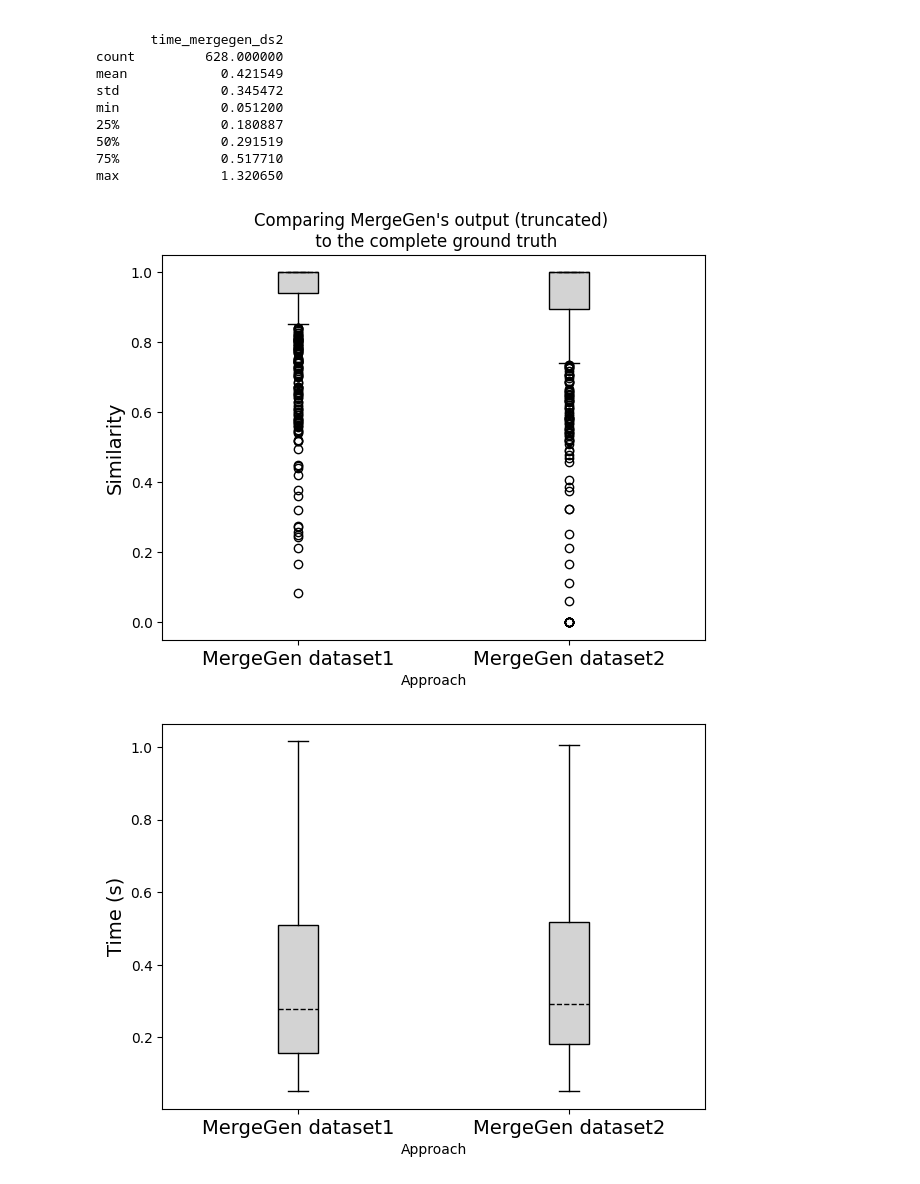
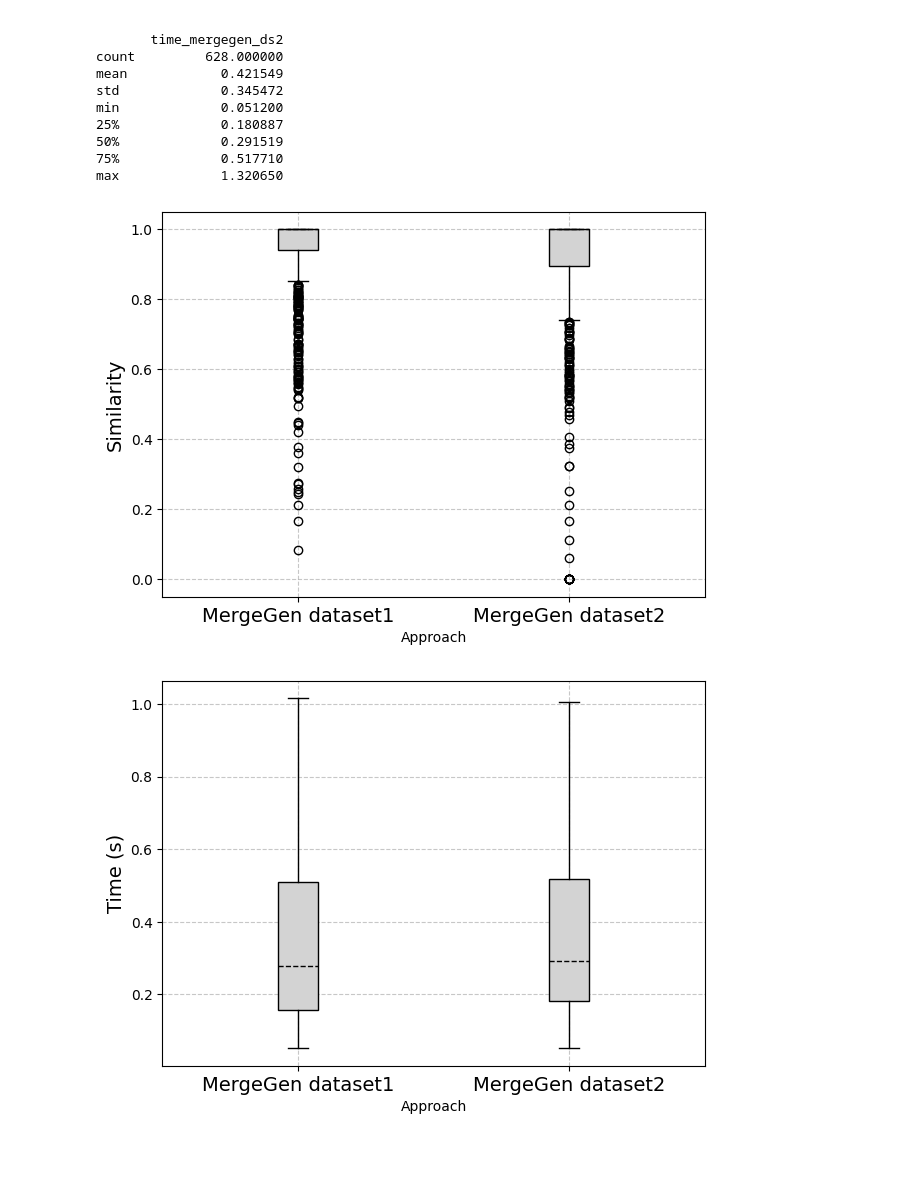
Before and after one commit to gems-uff/sbcr_study, a Jupyter notebook: analysis/RQ3/RQ3_analysis_dataset1.ipynb, the cells around one changed output. Saved outputs shown, nothing was run; the diff lists cells and outputs as text; code cells hidden in the pictures; blank space fills up the shorter version.

```diff
--- a/analysis/RQ3/RQ3_analysis_dataset1.ipynb
+++ b/analysis/RQ3/RQ3_analysis_dataset1.ipynb
@@ -247,22 +268,23 @@ max             1.320650
 # %%
 plt.figure(figsize=(7, 5))
 plt.boxplot([df_mergegen_clean['sim_mergegen_ds1'], df_mergegen_clean['sim_mergegen_ds2']],
             patch_artist=True,
 #             widths=0.5,  # Width of the box
             medianprops=dict(color='black', linestyle='--'),
             boxprops=dict(facecolor='lightgray', color='black'),
             whiskerprops=dict(color='black'),
             capprops=dict(color='black'),
             showfliers=True)
-plt.title("Comparing MergeGen's output (truncated) \n to the complete ground truth")
+# plt.title("Comparing MergeGen's output  \n to the complete ground truth")
 plt.xlabel('Approach')
 plt.ylabel('Similarity', fontsize=14)
 plt.xticks([1, 2], ['MergeGen dataset1', 'MergeGen dataset2'], fontsize=14)
 
-# plt.savefig('RQ3_boxplots.png', dpi=300)
+plt.grid(True, linestyle='--', alpha=0.7)
+plt.savefig('RQ3_MergeGen_similarity_dataset1.png', dpi=300)
 plt.show()
 # %% [output]
-[figure, old version]
+[figure, new version]
 # %%
 plt.figure(figsize=(7, 5))
 plt.boxplot([df_mergegen_clean['time_mergegen_ds1'], df_mergegen_clean['time_mergegen_ds2']],
```
Also changed, not shown: parts of 12 cells of this notebook, 37 other files.
